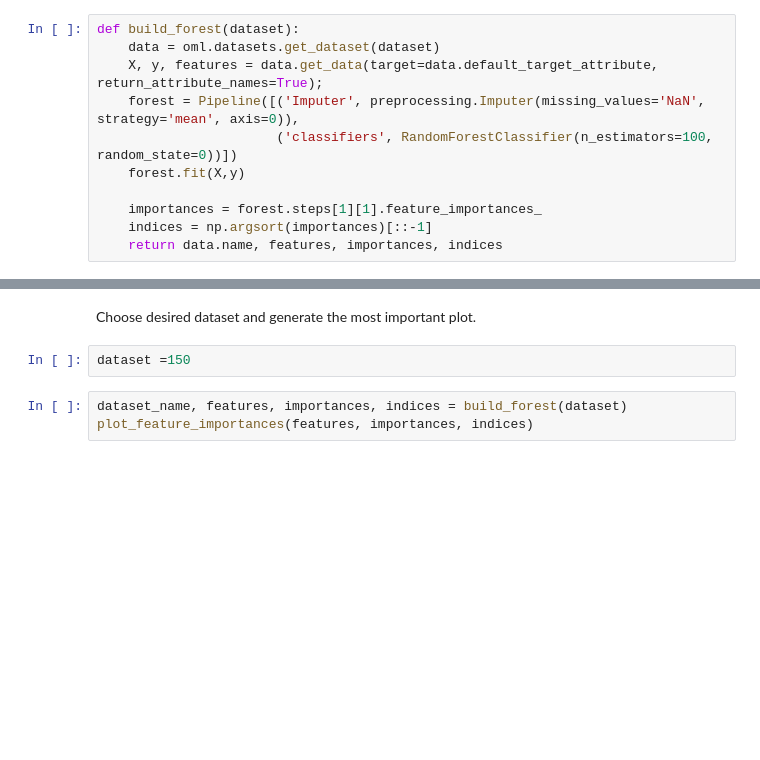
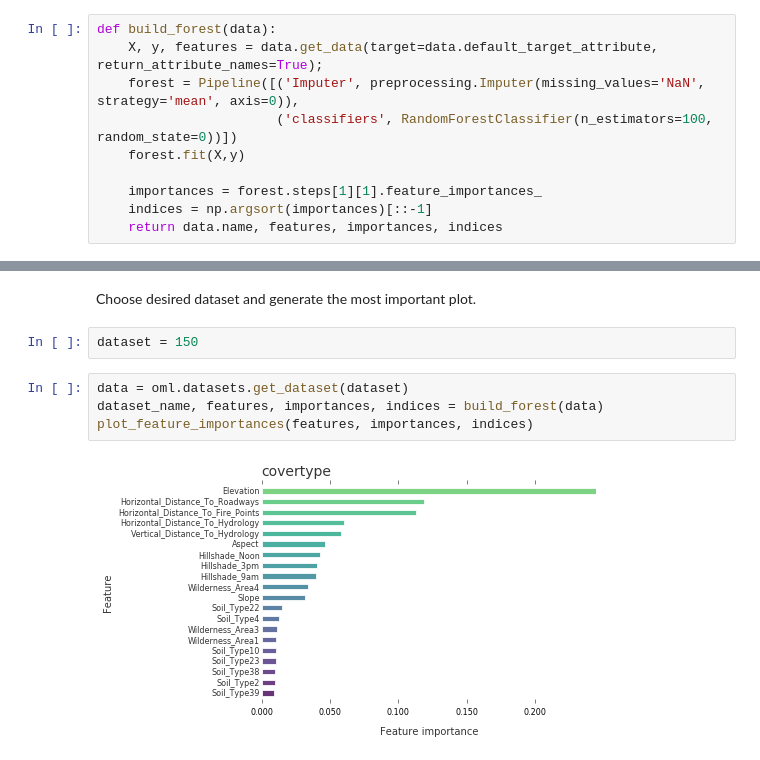
Before and after one commit to Hugoos/TestAutoNotebook, a Jupyter notebook: 150.ipynb, the cells around one changed output, grey strips where cells are left out. Saved outputs shown, nothing was run; the diff lists cells and outputs as text; blank space fills up the shorter version.

```diff
--- a/150.ipynb
+++ b/150.ipynb
@@ -23,8 +74,7 @@ from pymongo import MongoClient
 # %% [markdown]
 Build Random Forest model from the dataset and compute important features.
 # %%
-def build_forest(dataset):
-    data = oml.datasets.get_dataset(dataset)
+def build_forest(data):
     X, y, features = data.get_data(target=data.default_target_attribute, return_attribute_names=True);
     forest = Pipeline([('Imputer', preprocessing.Imputer(missing_values='NaN', strategy='mean', axis=0)),
                        ('classifiers', RandomForestClassifier(n_estimators=100, random_state=0))])
@@ -85,7 +135,10 @@ def plot_feature_importances(features, importances, indices):
 # %% [markdown]
 Choose desired dataset and generate the most important plot.
 # %%
-dataset =150
+dataset = 150
 # %%
-dataset_name, features, importances, indices = build_forest(dataset)
+data = oml.datasets.get_dataset(dataset)
+dataset_name, features, importances, indices = build_forest(data)
 plot_feature_importances(features, importances, indices)
+# %% [output]
+[figure, added]
```
Also changed, not shown: parts of 7 cells of this notebook, 6 other files.
